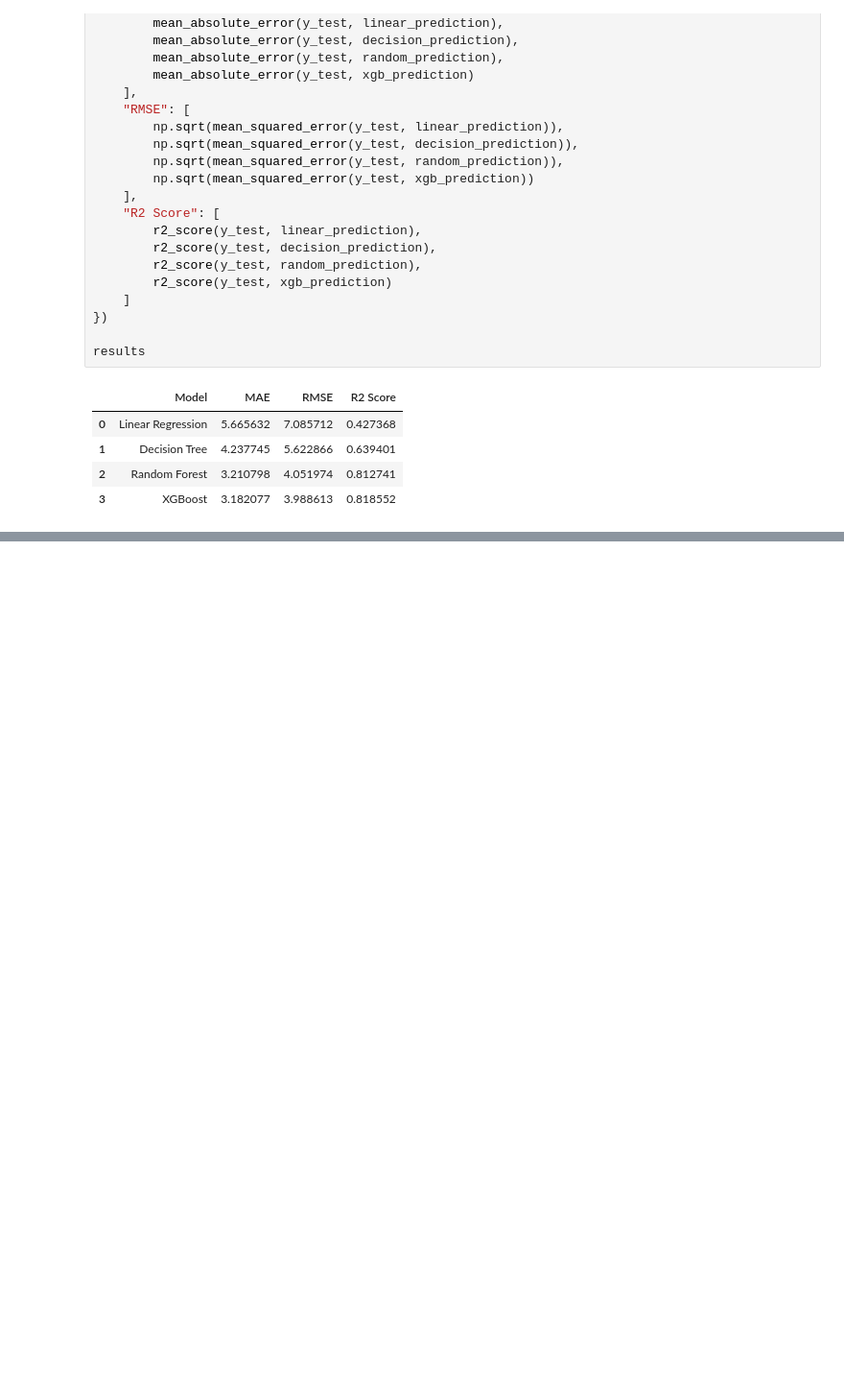
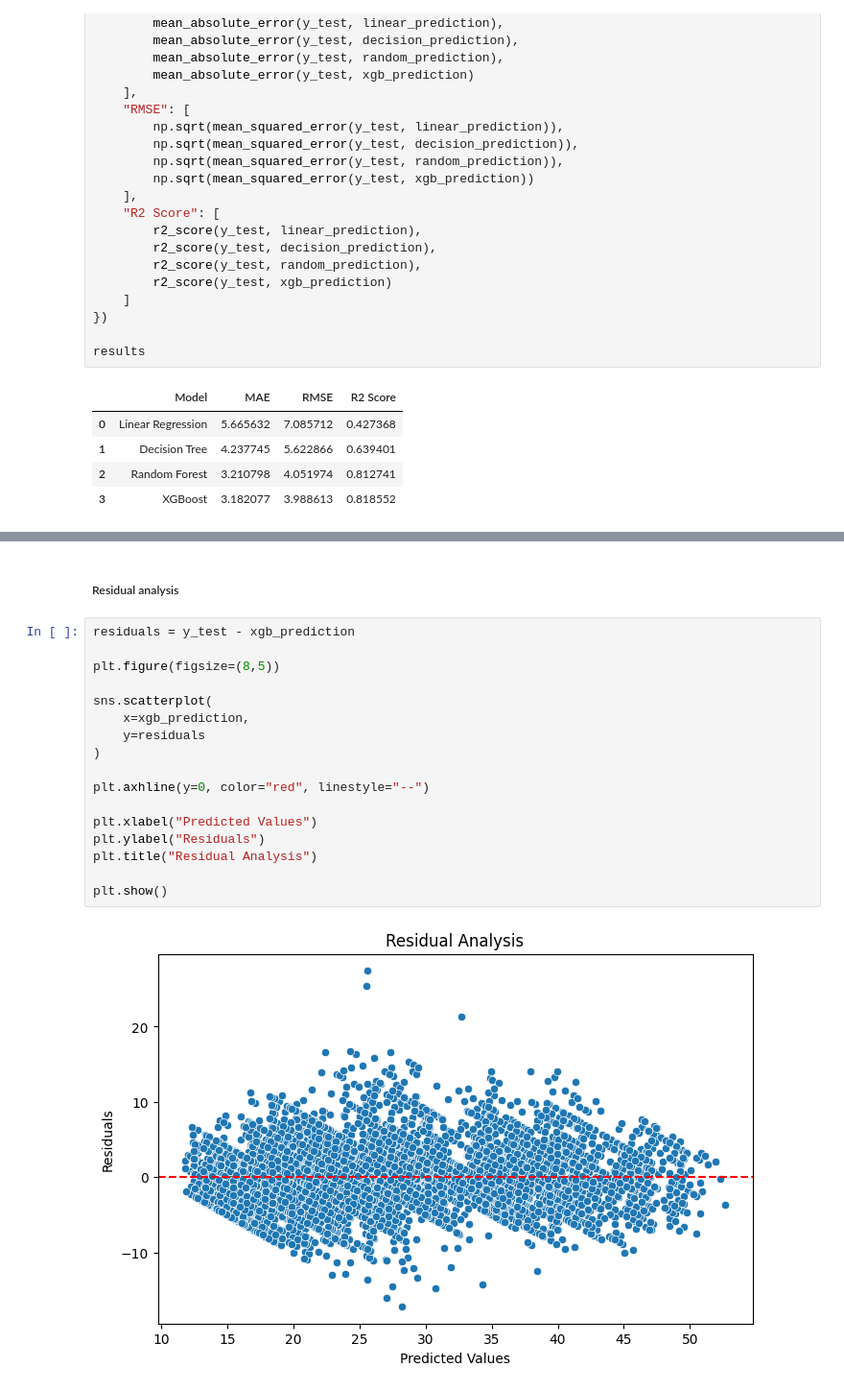
Before and after one commit to sainibunty2309-del/Food-delivery-time-prediction-, a Jupyter notebook: model.ipynb, the cells around one changed output, grey strips where cells are left out. Shown at 96% size. Drawn from its saved outputs; the diff is of its cells as text; blank space fills up the shorter version.

```diff
--- a/model.ipynb
+++ b/model.ipynb
@@ -1169,0 +1273,21 @@ results
+# %% [markdown]
+##### Residual analysis
+# %%
+residuals = y_test - xgb_prediction
+
+plt.figure(figsize=(8,5))
+
+sns.scatterplot(
+    x=xgb_prediction,
+    y=residuals
+)
+
+plt.axhline(y=0, color="red", linestyle="--")
+
+plt.xlabel("Predicted Values")
+plt.ylabel("Residuals")
+plt.title("Residual Analysis")
+
+plt.show()
+# %% [output]
+[figure, added]
```
Also changed, not shown: parts of 14 cells of this notebook.
